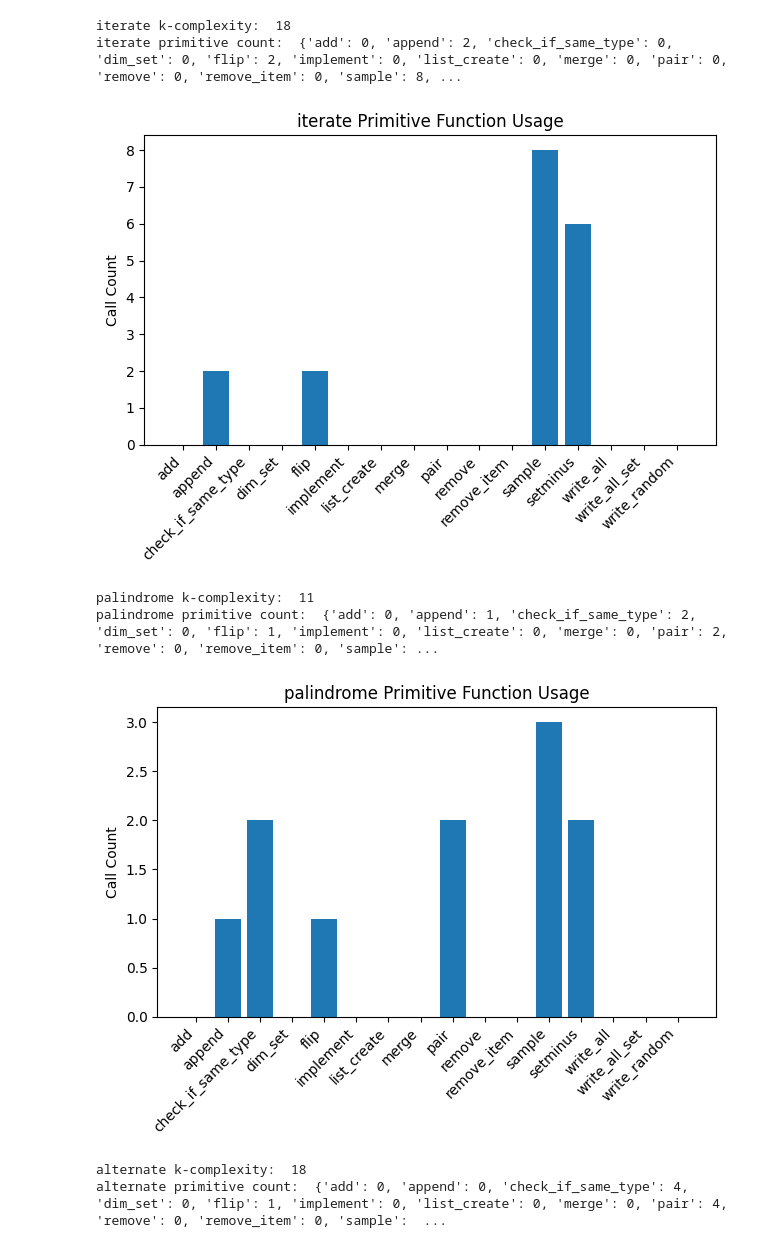
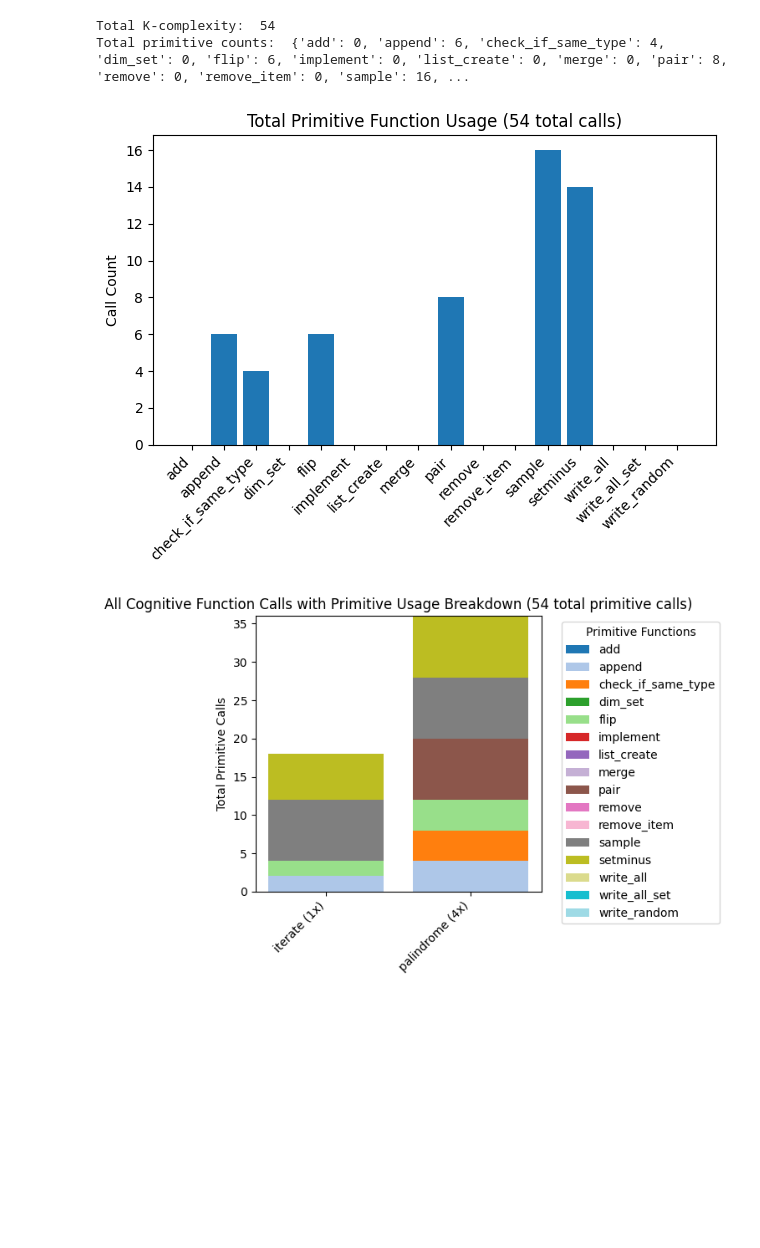
Before and after one commit to bendemonium/LoT-modeling, a Jupyter notebook: newtest.ipynb, the cells around one changed output. Drawn from its saved outputs; the diff is of its cells as text; code cells hidden in the pictures; blank space fills up the shorter version.

```diff
--- a/newtest.ipynb
+++ b/newtest.ipynb
@@ -9,72 +9,32 @@ d = Element('B2','B','2')
 # %%
 element_set = {a,b,c,d}
 S = ElementSet(element_set)
 kc = KComplexity()
 cf.iterate(S)
-print(kc.get_cog_name() + ' k-complexity: ', kc.get_k_complexity())
-print(kc.get_cog_name() + ' primitive count: ', kc.get_prim_counts())
-kc.plot_prim_counts()
 
 element_set = {a,b,c,d}
 S = ElementSet(element_set)
 cf.palindrome(S)
-print(kc.get_cog_name() + ' k-complexity: ', kc.get_k_complexity())
-print(kc.get_cog_name() + ' primitive count: ', kc.get_prim_counts())
-kc.plot_prim_counts()
 
 element_set = {a,b,c,d}
 S = ElementSet(element_set)
-cf.alternate(S)
-print(kc.get_cog_name() + ' k-complexity: ', kc.get_k_complexity())
-print(kc.get_cog_name() + ' primitive count: ', kc.get_prim_counts())
-kc.plot_prim_counts()
+cf.palindrome(S)
 
 element_set = {a,b,c,d}
 S = ElementSet(element_set)
-assoc = Associations({a: b, c: d})
-cf.chaining(S, assoc)
-print(kc.get_cog_name() + ' k-complexity: ', kc.get_k_complexity())
-print(kc.get_cog_name() + ' primitive count: ', kc.get_prim_counts())
-kc.plot_prim_counts()
+cf.palindrome(S)
 
 element_set = {a,b,c,d}
 S = ElementSet(element_set)
-cf.seriate(S)
-print(kc.get_cog_name() + ' k-complexity: ', kc.get_k_complexity())
-print(kc.get_cog_name() + ' primitive count: ', kc.get_prim_counts())
-kc.plot_prim_counts()
-
-element_set = {a,b,c,d}
-S = ElementSet(element_set)
-cf.serial_crossed(S)
-print(kc.get_cog_name() + ' k-complexity: ', kc.get_k_complexity())
-print(kc.get_cog_name() + ' primitive count: ', kc.get_prim_counts())
-kc.plot_prim_counts()
-
-element_set = {a,b,c,d}
-S = ElementSet(element_set)
-cf.center_embedded(S)
-print(kc.get_cog_name() + ' k-complexity: ', kc.get_k_complexity())
-print(kc.get_cog_name() + ' primitive count: ', kc.get_prim_counts())
-kc.plot_prim_counts()
-
-element_set = {a,b,c,d}
-S = ElementSet(element_set)
-cf.tail_recursive(S)
-print(kc.get_cog_name() + ' k-complexity: ', kc.get_k_complexity())
-print(kc.get_cog_name() + ' primitive count: ', kc.get_prim_counts())
-kc.plot_prim_counts()
+cf.palindrome(S)
 
 print('Total K-complexity: ', kc.get_total_k_complexity())
 print('Total primitive counts: ', kc.get_total_prim_counts())
 kc.plot_total_prim_counts()
 kc.plot_cog_vs_prim()
+kc.show_cog_prim_table()
 # %% [output]
-iterate k-complexity:  18
-iterate primitive count:  {'add': 0, 'append': 2, 'check_if_same_type': 0, 'dim_set': 0, 'flip': 2, 'implement': 0, 'list_create': 0, 'merge': 0, 'pair': 0, 'remove': 0, 'remove_item': 0, 'sample': 8, ...
+Total K-complexity:  54
+Total primitive counts:  {'add': 0, 'append': 6, 'check_if_same_type': 4, 'dim_set': 0, 'flip': 6, 'implement': 0, 'list_create': 0, 'merge': 0, 'pair': 8, 'remove': 0, 'remove_item': 0, 'sample': 16, ...
-[figure, old version]
+[figure, new version]
-palindrome k-complexity:  11
-palindrome primitive count:  {'add': 0, 'append': 1, 'check_if_same_type': 2, 'dim_set': 0, 'flip': 1, 'implement': 0, 'list_create': 0, 'merge': 0, 'pair': 2, 'remove': 0, 'remove_item': 0, 'sample': ...
-[figure, old version]
+[figure, new version]
-alternate k-complexity:  18
-alternate primitive count:  {'add': 0, 'append': 0, 'check_if_same_type': 4, 'dim_set': 0, 'flip': 1, 'implement': 0, 'list_create': 0, 'merge': 0, 'pair': 4, 'remove': 0, 'remove_item': 0, 'sample':  ...
```
Also changed, not shown: parts of 10 cells of this notebook, 1 other file.
